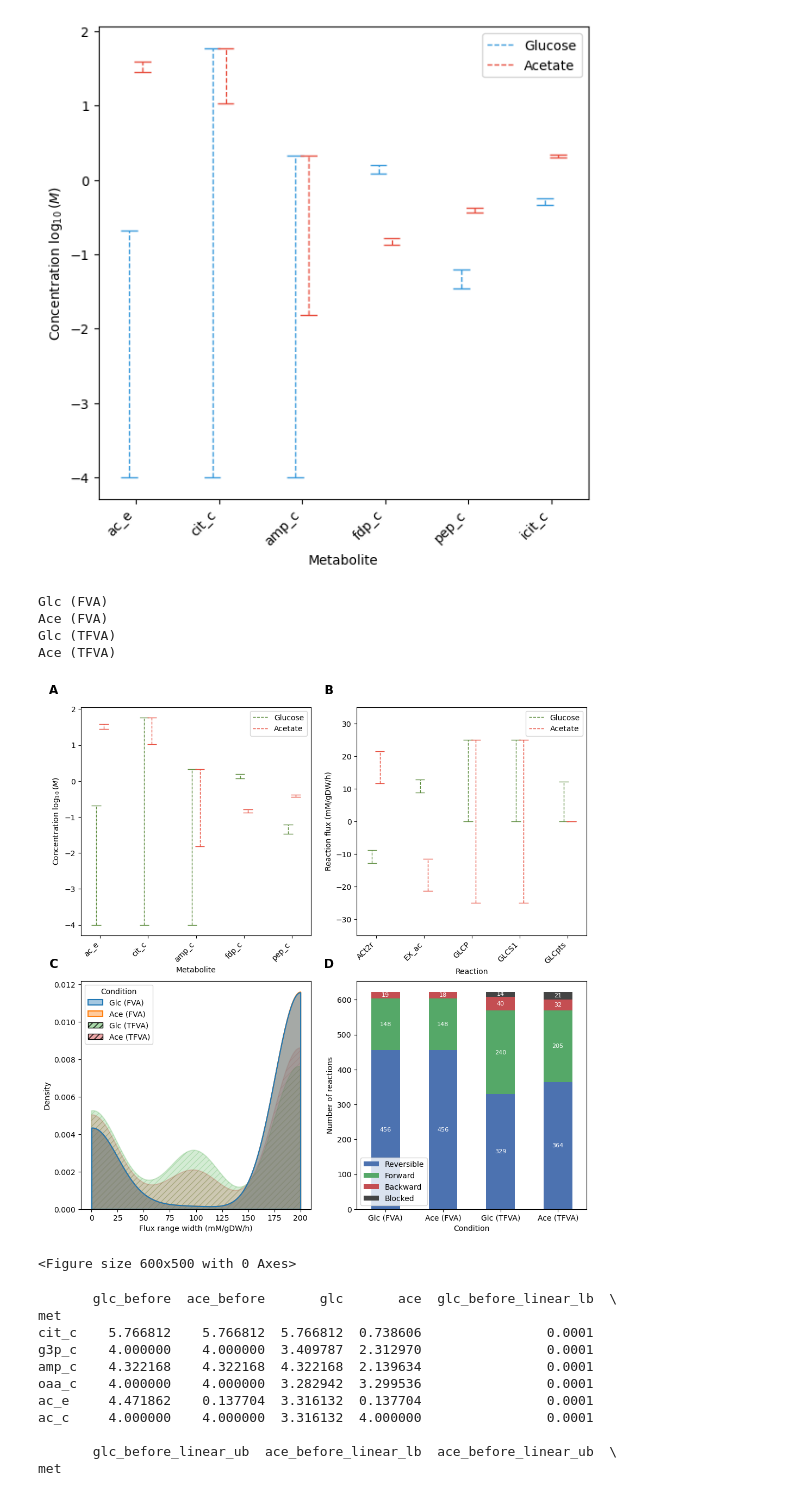
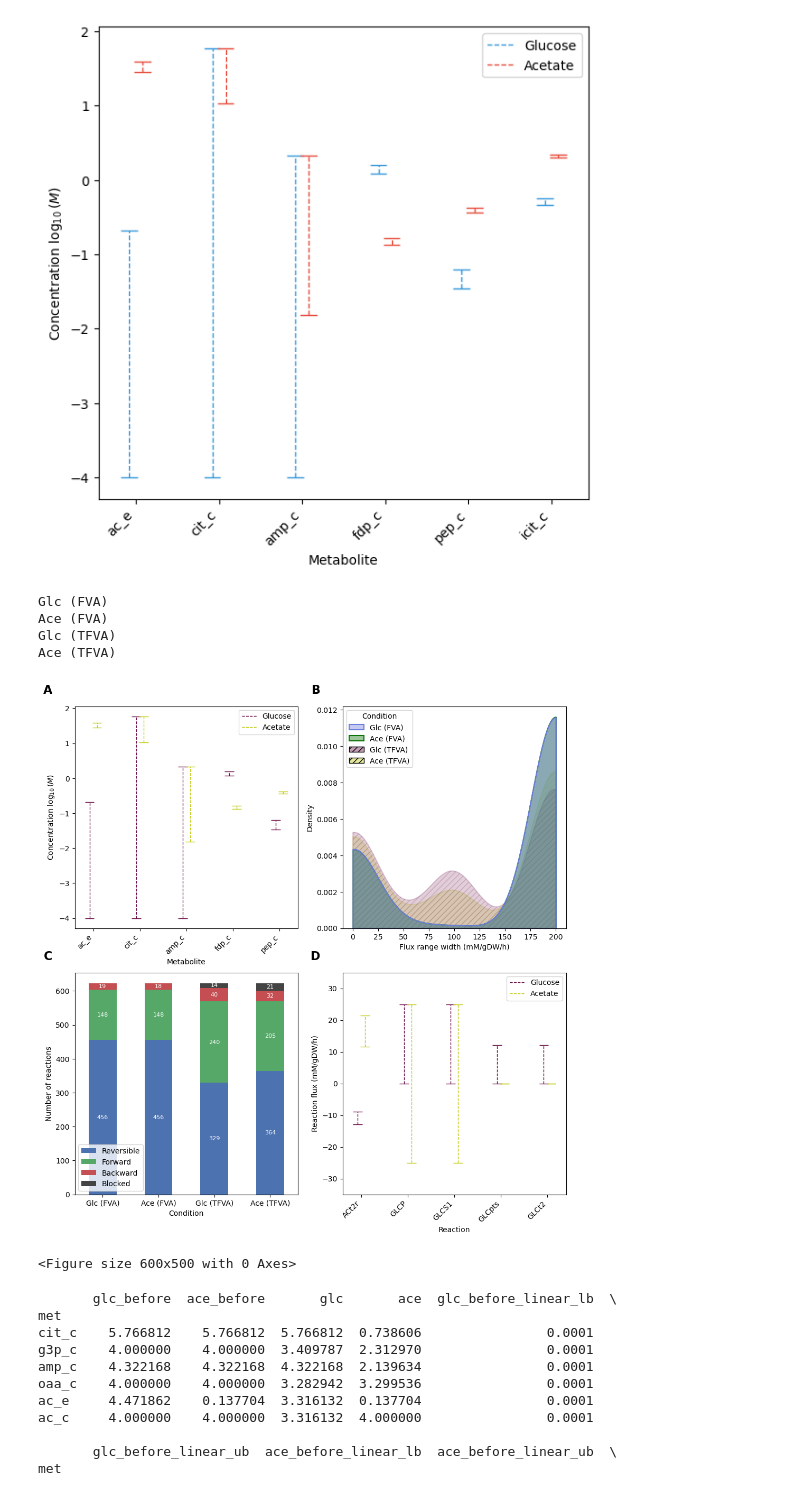
Before and after one commit to lasillje/MSC-Thermo, a Jupyter notebook: ecoli_flux_bounds/tfva_ecoli.ipynb, the cells around one changed output. Cells and saved outputs as stored; diff of their text form; code cells hidden in the pictures.

Commit message:
TFS results and figures

```diff
--- a/ecoli_flux_bounds/tfva_ecoli.ipynb
+++ b/ecoli_flux_bounds/tfva_ecoli.ipynb
@@ -1067,11 +1331,14 @@ def visualize_kde(bounds_before_a, bounds_before_b, bounds_a, bounds_b, ax=None)
 
     plt.figure(figsize=(6, 5))
 
+    cols = ["#6E7EDB", "#0A7406", "#690A45",  "#beca0c"]
+
     if ax is None:
         ax = sns.kdeplot(
             data=width_df,
             x="width",
             hue="Condition",
+            palette=cols,
             common_norm=False,
             fill=True,
             alpha=0.4,
@@ -1083,6 +1350,7 @@ def visualize_kde(bounds_before_a, bounds_before_b, bounds_a, bounds_b, ax=None)
             data=width_df,
             x="width",
             hue="Condition",
+            palette=cols,
             common_norm=False,
             fill=True,
             alpha=0.4,
@@ -1463,7 +2155,7 @@ def visualize_flux_intervals(cond_glc_csv, cond_ace_csv, top_n=5, ax=None):
     conc_glc = pd.read_csv(cond_glc_csv, index_col=1)
     conc_ace = pd.read_csv(cond_ace_csv, index_col=1)
 
-    ignore_fluxes = ["biomass", "biomass_ce", "biomass_EX", "Cex", "EX_h2o", "Ht", "EX_co2", "EX_o2"]
+    ignore_fluxes = ["biomass", "biomass_ce", "biomass_EX", "Cex", "EX_h2o", "Ht", "EX_co2", "EX_o2", "EX_ac"]
     conc_glc.drop(index=ignore_fluxes, inplace=True)
     conc_ace.drop(index=ignore_fluxes, inplace=True)
 
@@ -1490,7 +2182,7 @@ def visualize_flux_intervals(cond_glc_csv, cond_ace_csv, top_n=5, ax=None):
     #top_mets = plot_df.sort_values("total_range").head(top_n).index
 
     #plt.figure(figsize=(6,6))
-
+    #690A45","#beca0c
     # We use an offset to place Glucose and Acetate side-by-side for each metabolite
     x_coords = np.arange(len(top_mets))
     width = 0.08  # offset width
@@ -1498,17 +2190,17 @@ def visualize_flux_intervals(cond_glc_csv, cond_ace_csv, top_n=5, ax=None):
     for i, met in enumerate(top_mets):
         # Glucose Interval
         ax.vlines(i - width, plot_df.loc[met, "glc_lb"], plot_df.loc[met, "glc_ub"],
-                   color="#5E8E40", lw=1, label="Glucose" if i == 0 else "", linestyles="--")
+                   color="#690A45", lw=1, label="Glucose" if i == 0 else "", linestyles="--")
         # Caps for Glucose
         ax.hlines([plot_df.loc[met, "glc_lb"], plot_df.loc[met, "glc_ub"]],
-                   i - width - 0.1, i - width + 0.1, color="#5E8E40", lw=1)
+                   i - width - 0.1, i - width + 0.1, color="#690A45", lw=1)
 
         # Acetate Interval
         ax.vlines(i + width, plot_df.loc[met, "ace_lb"], plot_df.loc[met, "ace_ub"],
-                   color="#e74c3c", lw=1, label="Acetate" if i == 0 else "", linestyles="--")
+                   color="#beca0c", lw=1, label="Acetate" if i == 0 else "", linestyles="--")
         # Caps for Acetate
         ax.hlines([plot_df.loc[met, "ace_lb"], plot_df.loc[met, "ace_ub"]],
-                   i + width - 0.1, i + width + 0.1, color="#e74c3c", lw=1)
+                   i + width - 0.1, i + width + 0.1, color="#beca0c", lw=1)
 
     ax.set_xticks(x_coords, top_mets, rotation=45, ha="right")
     ax.set_ylabel("Reaction flux (mM/gDW/h)")
@@ -1516,7 +2208,6 @@ def visualize_flux_intervals(cond_glc_csv, cond_ace_csv, top_n=5, ax=None):
     ax.set_ylim(-35, 35)
     #plt.title("Thermodynamic Concentration Constraints")
 
-
     ax.legend()
     #plt.tight_layout()
     #plt.show()
@@ -1557,7 +2248,7 @@ def visualize_met_conc_intervals(cond_glc_csv, cond_ace_csv, top_n=5, ax=None):
     #top_mets = plot_df.sort_values("total_range").head(top_n).index
 
     #plt.figure(figsize=(6,6))
-
+    #"#690A45",  "#beca0c"]
     # We use an offset to place Glucose and Acetate side-by-side for each metabolite
     x_coords = np.arange(len(top_mets))
     width = 0.08  # offset width
@@ -1565,17 +2256,17 @@ def visualize_met_conc_intervals(cond_glc_csv, cond_ace_csv, top_n=5, ax=None):
     for i, met in enumerate(top_mets):
         # Glucose Interval
         ax.vlines(i - width, plot_df.loc[met, "glc_lb"], plot_df.loc[met, "glc_ub"],
-                   color="#5E8E40", lw=1, label="Glucose" if i == 0 else "", linestyles="--")
+                   color="#690A45", lw=1, label="Glucose" if i == 0 else "", linestyles="--")
         # Caps for Glucose
         ax.hlines([plot_df.loc[met, "glc_lb"], plot_df.loc[met, "glc_ub"]],
-                   i - width - 0.1, i - width + 0.1, color="#5E8E40", lw=1)
+                   i - width - 0.1, i - width + 0.1, color="#690A45", lw=1)
 
         # Acetate Interval
         ax.vlines(i + width, plot_df.loc[met, "ace_lb"], plot_df.loc[met, "ace_ub"],
-                   color="#e74c3c", lw=1, label="Acetate" if i == 0 else "", linestyles="--")
+                   color="#beca0c", lw=1, label="Acetate" if i == 0 else "", linestyles="--")
         # Caps for Acetate
         ax.hlines([plot_df.loc[met, "ace_lb"], plot_df.loc[met, "ace_ub"]],
-                   i + width - 0.1, i + width + 0.1, color="#e74c3c", lw=1)
+                   i + width - 0.1, i + width + 0.1, color="#beca0c", lw=1)
 
     ax.set_xticks(x_coords, top_mets, rotation=45, ha="right")
     ax.set_ylabel("Concentration $\log_{10}(M)$")
@@ -1597,37 +2288,37 @@ fig, axes = plt.subplots(2,2,figsize=(12, 12))
 axes_flat = axes.flatten()
 
 #glc_dots = visualize_bounds("results/bounds/complete_ecoli_WT_Glc_before.csv", "results/bounds/ecoli_WT_Glc_metabolome_additional_tfva.csv", "E. coli, WT Glc", ax=axes_flat[0], show_xlabel=False)
 #glc_violin = visualize_bounds_violin("results/bounds/complete_ecoli_WT_Glc_before.csv", "results/bounds/ecoli_WT_Glc_metabolome_additional_tfva.csv", "E. coli, WT Glc", ax=axes_flat[1])
 #ace_dots = visualize_bounds("results/bounds/complete_ecoli_WT_Ace_before.csv", "results/bounds/ecoli_WT_Ace_metabolome_tfva.csv", "E. coli, WT Ace", ax=axes_flat[2])
 #ace_violin = visualize_bounds_violin("results/bounds/complete_ecoli_WT_Ace_before.csv", "results/bounds/ecoli_WT_Ace_metabolome_tfva.csv", "E. coli, WT Ace", ax=axes_flat[3])
 
-visualize_kde("results/bounds/complete_ecoli_WT_Glc_fva.csv", "results/bounds/complete_ecoli_WT_Ace_fva.csv", "results/bounds/nathan_ecoli_flux_bounds/ecoli_WT_Glc_final_tfva.csv", "results/bounds/nathan_ecoli_flux_bounds/ecoli_WT_Ace_final_tfva.csv", ax=axes_flat[2])
-visualize_flux_intervals("results/bounds/nathan_ecoli_flux_bounds/ecoli_WT_Glc_final_tfva.csv", "results/bounds/nathan_ecoli_flux_bounds/ecoli_WT_Ace_final_tfva.csv", top_n=5, ax=axes_flat[1])
+visualize_kde("results/bounds/complete_ecoli_WT_Glc_fva.csv", "results/bounds/complete_ecoli_WT_Ace_fva.csv", "results/bounds/nathan_ecoli_flux_bounds/ecoli_WT_Glc_final_tfva.csv", "results/bounds/nathan_ecoli_flux_bounds/ecoli_WT_Ace_final_tfva.csv", ax=axes_flat[1])
+visualize_flux_intervals("results/bounds/nathan_ecoli_flux_bounds/ecoli_WT_Glc_final_tfva.csv", "results/bounds/nathan_ecoli_flux_bounds/ecoli_WT_Ace_final_tfva.csv", top_n=5, ax=axes_flat[3])
 visualize_met_conc_intervals("results/bounds/ecoli_WT_Glc_concs_after_tva.csv", "results/bounds/ecoli_WT_Ace_concs_after_tva.csv", ax=axes_flat[0])
-plot_tfva_comparison("results/bounds/complete_ecoli_WT_Glc_fva.csv", "results/bounds/complete_ecoli_WT_Ace_fva.csv", "results/bounds/nathan_ecoli_flux_bounds/ecoli_WT_Glc_final_tfva.csv", "results/bounds/nathan_ecoli_flux_bounds/ecoli_WT_Ace_final_tfva.csv", ax=axes_flat[3])
+plot_tfva_comparison("results/bounds/complete_ecoli_WT_Glc_fva.csv", "results/bounds/complete_ecoli_WT_Ace_fva.csv", "results/bounds/nathan_ecoli_flux_bounds/ecoli_WT_Glc_final_tfva.csv", "results/bounds/nathan_ecoli_flux_bounds/ecoli_WT_Ace_final_tfva.csv", ax=axes_flat[2])
 
 labels = string.ascii_uppercase[:4]
 
 for i, ax in enumerate(axes_flat):
     ax.text(
         -0.1, 1.1,
         labels[i],
         transform=ax.transAxes,
         fontsize=16,
         fontweight='bold',
         va='top',
         ha='right'
     )
 
 #plt.tight_layout()
 plt.subplots_adjust()
 #plt.suptitle("TFVA impact on reaction flux ranges")
 # %% [output]
 Glc (FVA)
 Ace (FVA)
 Glc (TFVA)
 Ace (TFVA)
-[figure, old version]
+[figure, new version]
 <Figure size 600x500 with 0 Axes>
 # %%
 visualize_met_conc_reduction("results/bounds/ecoli_WT_Glc_concs_before_tva.csv", "results/bounds/ecoli_WT_Ace_concs_before_tva.csv", "results/bounds/ecoli_WT_Glc_concs_after_tva.csv", "results/bounds/ecoli_WT_Ace_concs_after_tva.csv")
```
Also changed, not shown: parts of 20 cells of this notebook, 35 other files.
